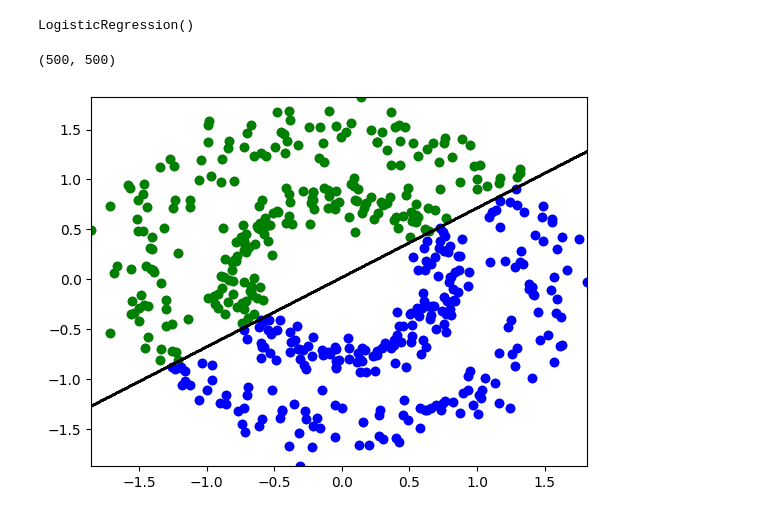
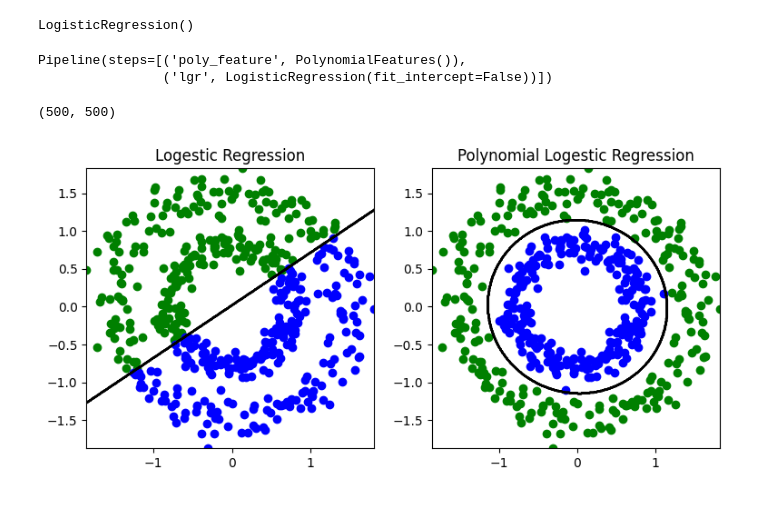
Before and after one commit to MBAhmadi/New-ML, a Jupyter notebook: 3-1.ipynb, the cells around one changed output. Cells and saved outputs as stored; diff of their text form; code cells hidden in the pictures.

```diff
--- a/3-1.ipynb
+++ b/3-1.ipynb
@@ -24,6 +26,14 @@ lgr = LogisticRegression()
 lgr.fit(X, Y)
 # %% [output]
 LogisticRegression()
+# %%
+steps = [('poly_feature', PolynomialFeatures(degree=2)),
+         ('lgr', LogisticRegression(fit_intercept=False))]
+poly_lgr = Pipeline(steps=steps)
+poly_lgr.fit(X, Y)
+# %% [output]
+Pipeline(steps=[('poly_feature', PolynomialFeatures()),
+                ('lgr', LogisticRegression(fit_intercept=False))])
 # %%
 x1_min, x1_max = X[:, 0].min(), X[:, 0].max()
 x2_min, x2_max = X[:, 1].min(), X[:, 1].max()
@@ -37,10 +47,20 @@ xx.shape
 # %%
 x_input = np.c_[xx.reshape(-1), yy.reshape(-1)]
 # %%
-plt.scatter(X[:, 0], X[:, 1], c='gray')
+plt.figure(figsize=(9, 4))
+
+plt.subplot(121)
+plt.title('Logestic Regression')
 plt.contour(xx, yy , lgr.predict(X=x_input).reshape(500, 500), colors='k')
 y_pred = lgr.predict(X=X)
 plt.scatter(X[y_pred==0, 0], X[y_pred==0, 1], c='green')
 plt.scatter(X[y_pred==1, 0], X[y_pred==1, 1], c='blue');
+
+plt.subplot(122)
+plt.title('Polynomial Logestic Regression')
+plt.contour(xx, yy , poly_lgr.predict(X=x_input).reshape(500, 500), colors='k')
+y_pred = poly_lgr.predict(X=X)
+plt.scatter(X[y_pred==0, 0], X[y_pred==0, 1], c='green')
+plt.scatter(X[y_pred==1, 0], X[y_pred==1, 1], c='blue');
 # %% [output]
-[figure, old version]
+[figure, new version]
```
Also changed, not shown: parts of 10 cells of this notebook.
